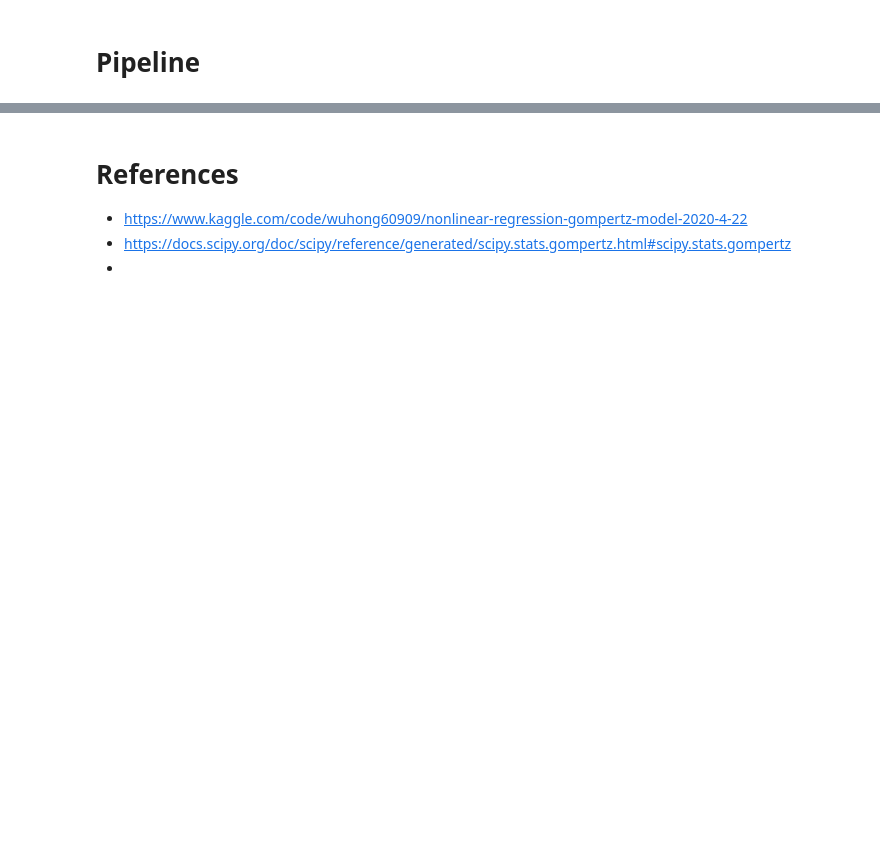
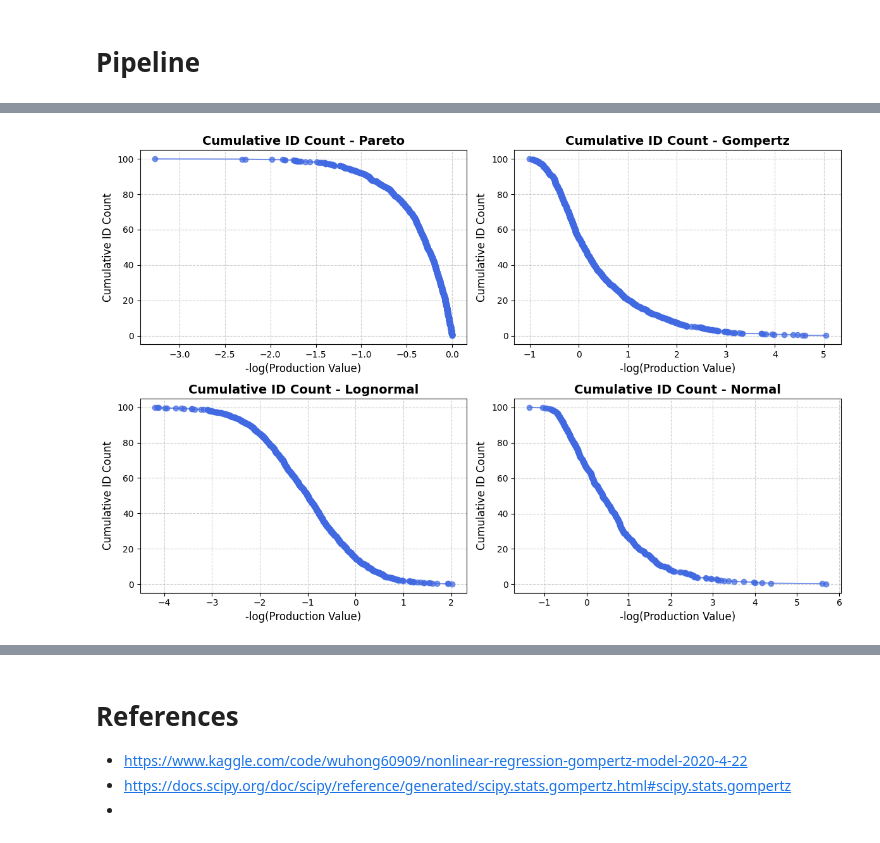
Before and after one commit to ozsp12/computational_physics, a Jupyter notebook: logarith_binning.ipynb, the cells around one changed output, grey strips where cells are left out. Drawn from its saved outputs; the diff is of its cells as text; code cells hidden in the pictures; blank space fills up the shorter version.

```diff
--- a/logarith_binning.ipynb
+++ b/logarith_binning.ipynb
@@ -170,0 +349,5 @@ plt.show()
+# %%
+# Run the function to plot cumulative ID counts in a 2x2 grid
+plot_cumulative_id_count_grid(df)
+# %% [output]
+[figure, added]
```
Also changed, not shown: parts of 18 cells of this notebook.
